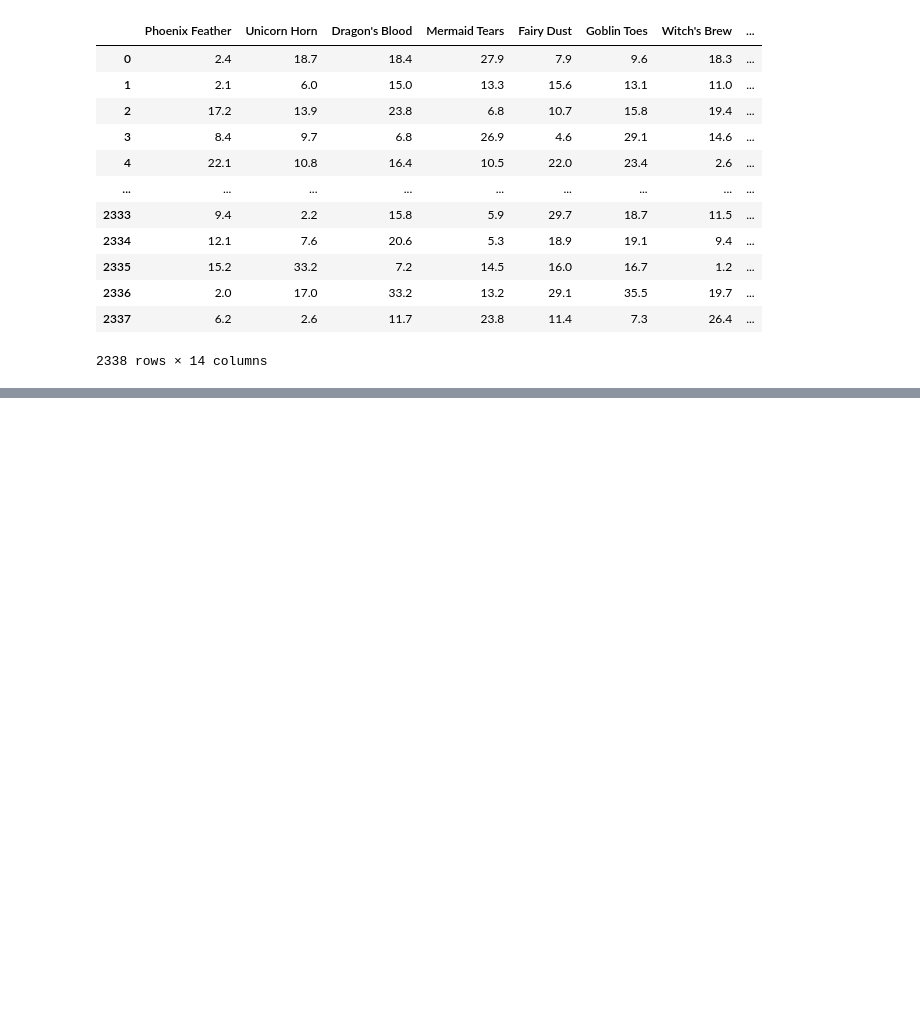
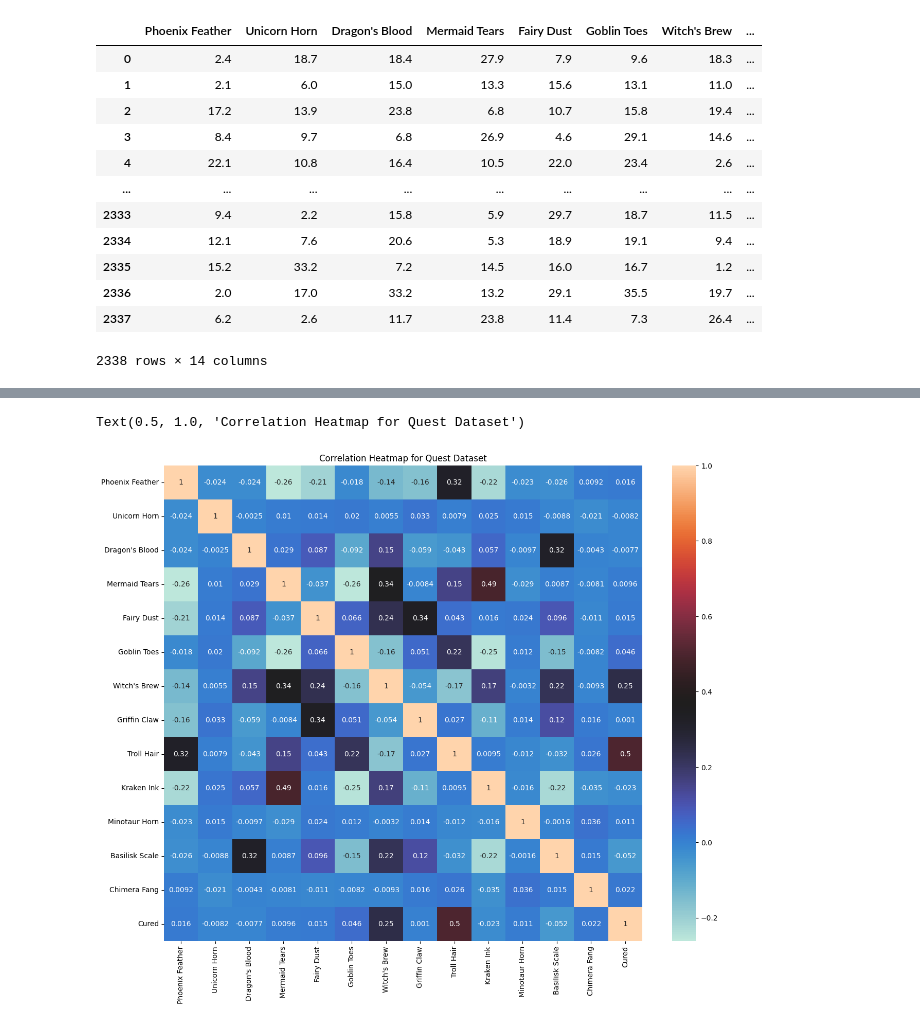
Before and after one commit to rudedude693/FSA_devops, a Jupyter notebook: notebooks/unit3/lesson_INC6/INC_6_Save_the_Princess.ipynb, the cells around one changed output, grey strips where cells are left out. Drawn from its saved outputs; the diff is of its cells as text; code cells hidden in the pictures; blank space fills up the shorter version.

```diff
--- a/notebooks/unit3/lesson_INC6/INC_6_Save_the_Princess.ipynb
+++ b/notebooks/unit3/lesson_INC6/INC_6_Save_the_Princess.ipynb
@@ -476,5 +557,12 @@ df_Quest
 # %%
 # Plot the values from the .corr() command on a heat map
+df_Quest_corr = df_Quest.corr()
+plt.figure(figsize=(15,12))
+sns.heatmap(df_Quest_corr, annot=True, cmap='icefire')
+plt.title('Correlation Heatmap for Quest Dataset')
+# %% [output]
+Text(0.5, 1.0, 'Correlation Heatmap for Quest Dataset')
+[figure, added]
 # %%
 # Seperate your ingredients (features) from the outcome (target)
 X = df_Quest.drop('Cured', axis=1)
```
Also changed, not shown: parts of 26 cells of this notebook, 1 other file.
